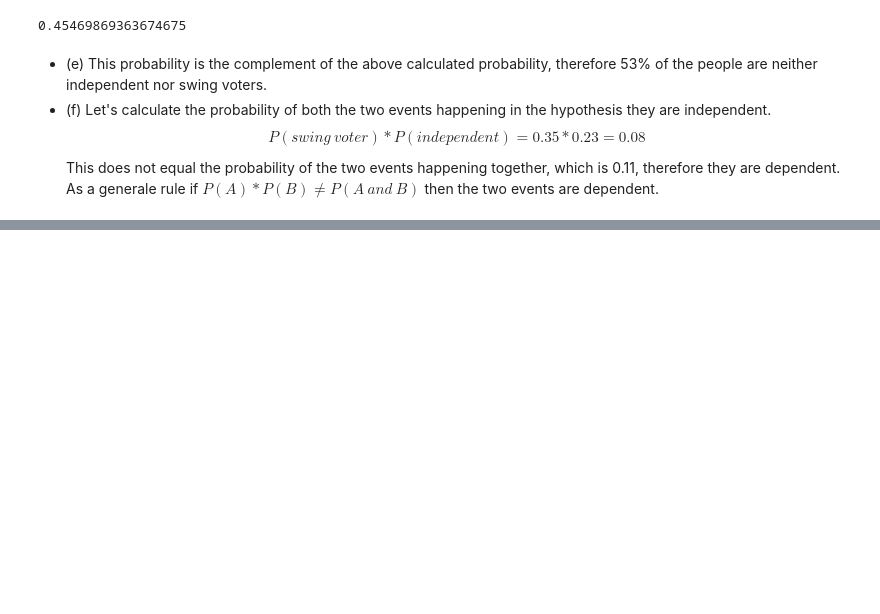
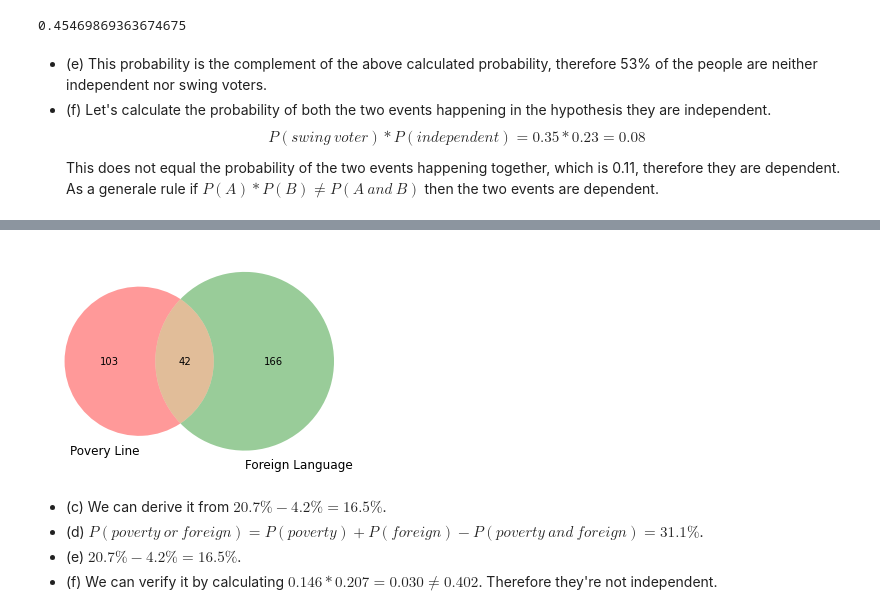
Before and after one commit to RiccardoMPesce/OpenIntro-Statistics-Excercises, a Jupyter notebook: chapter3/chapter3_walkthrough.ipynb, the cells around one changed output, grey strips where cells are left out. Drawn from its saved outputs; the diff is of its cells as text; code cells hidden in the pictures; blank space fills up the shorter version.

```diff
--- a/chapter3/chapter3_walkthrough.ipynb
+++ b/chapter3/chapter3_walkthrough.ipynb
@@ -227,0 +233,13 @@ This does not equal the probability of the two events happening together, which
+# %%
+sample = set([i for i in range(1, 1001)])
+poverty_line = set([i for i in range(1, 146)])
+foreign_language = set([i for i in range(1, 43)] + [i for i in range(400, 566)])
+
+ax = venn2([poverty_line, foreign_language], ["Povery Line", "Foreign Language"], )
+# %% [output]
+[figure, added]
+# %% [markdown]
+* (c) We can derive it from $20.7\% - 4.2\% = 16.5\%$.
+* (d) $P(poverty\ or\ foreign) = P(poverty) + P(foreign) - P(poverty\ and\ foreign) = 31.1\%$.
+* (e) $20.7\% - 4.2\% = 16.5\%$.
+* (f) We can verify it by calculating $0.146 * 0.207 = 0.030 \neq 0.402$. Therefore they're not independent.
```
Also changed, not shown: parts of 5 cells of this notebook.
